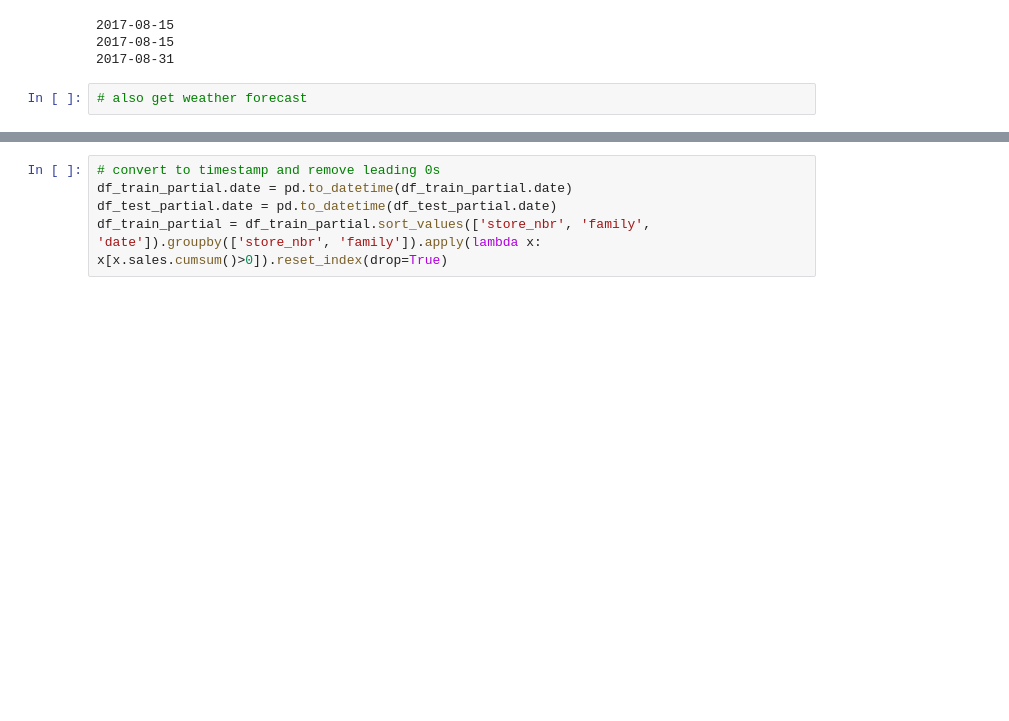
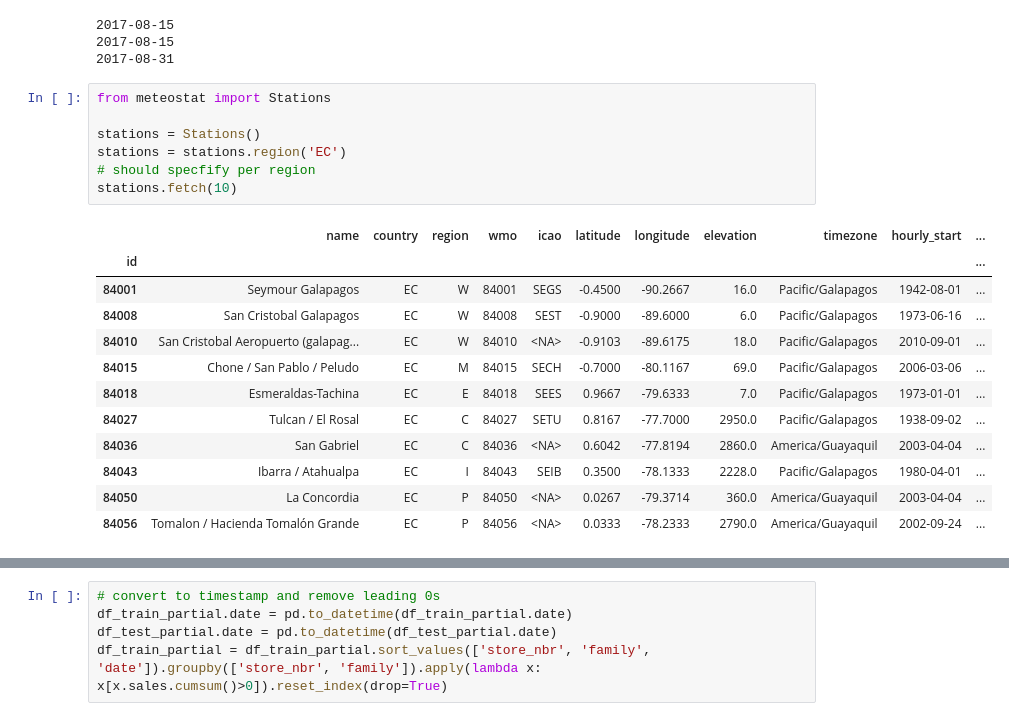
Before and after one commit to DylanZammit/kaggle-stores-sales-prediction, a Jupyter notebook: store-sales.ipynb, the cells around one changed output, grey strips where cells are left out. Drawn from its saved outputs; the diff is of its cells as text; blank space fills up the shorter version.

```diff
--- a/store-sales.ipynb
+++ b/store-sales.ipynb
@@ -46,5 +59,23 @@ print(df_test_partial.date.max())
 2017-08-15
 2017-08-15
 2017-08-31
-# %%
-# also get weather forecast
+# %%
+from meteostat import Stations
+
+stations = Stations()
+stations = stations.region('EC')
+# should specfify per region
+stations.fetch(10)
+# %% [output]
+|  | name | country | region | wmo | icao | latitude | longitude | elevation | timezone | hourly_start | ... |
+| id |  |  |  |  |  |  |  |  |  |  | ... |
+| 84001 | Seymour Galapagos | EC | W | 84001 | SEGS | -0.4500 | -90.2667 | 16.0 | Pacific/Galapagos | 1942-08-01 | ... |
+| 84008 | San Cristobal Galapagos | EC | W | 84008 | SEST | -0.9000 | -89.6000 | 6.0 | Pacific/Galapagos | 1973-06-16 | ... |
+| 84010 | San Cristobal Aeropuerto (galapag... | EC | W | 84010 | <NA> | -0.9103 | -89.6175 | 18.0 | Pacific/Galapagos | 2010-09-01 | ... |
+| 84015 | Chone / San Pablo / Peludo | EC | M | 84015 | SECH | -0.7000 | -80.1167 | 69.0 | Pacific/Galapagos | 2006-03-06 | ... |
+| 84018 | Esmeraldas-Tachina | EC | E | 84018 | SEES | 0.9667 | -79.6333 | 7.0 | Pacific/Galapagos | 1973-01-01 | ... |
+| 84027 | Tulcan / El Rosal | EC | C | 84027 | SETU | 0.8167 | -77.7000 | 2950.0 | Pacific/Galapagos | 1938-09-02 | ... |
+| 84036 | San Gabriel | EC | C | 84036 | <NA> | 0.6042 | -77.8194 | 2860.0 | America/Guayaquil | 2003-04-04 | ... |
+| 84043 | Ibarra / Atahualpa | EC | I | 84043 | SEIB | 0.3500 | -78.1333 | 2228.0 | Pacific/Galapagos | 1980-04-01 | ... |
+| 84050 | La Concordia | EC | P | 84050 | <NA> | 0.0267 | -79.3714 | 360.0 | America/Guayaquil | 2003-04-04 | ... |
+| 84056 | Tomalon / Hacienda Tomalón Grande | EC | P | 84056 | <NA> | 0.0333 | -78.2333 | 2790.0 | America/Guayaquil | 2002-09-24 | ... |
```
Also changed, not shown: parts of 15 cells of this notebook.
